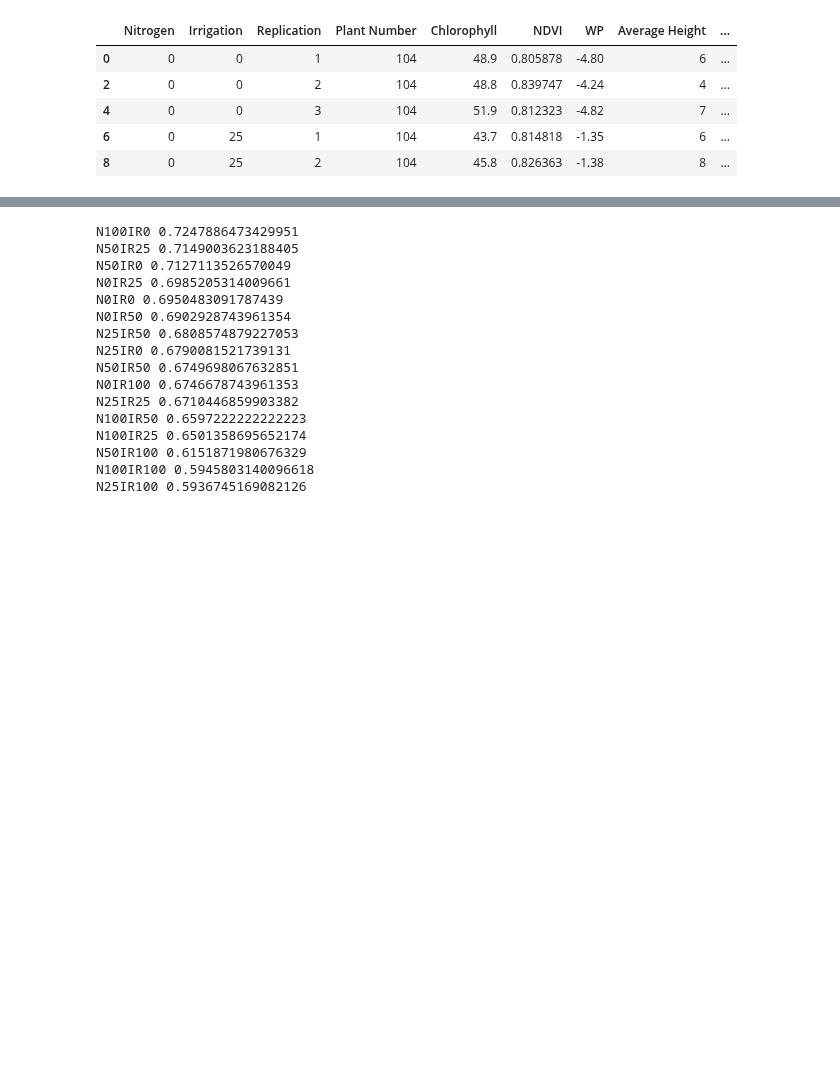
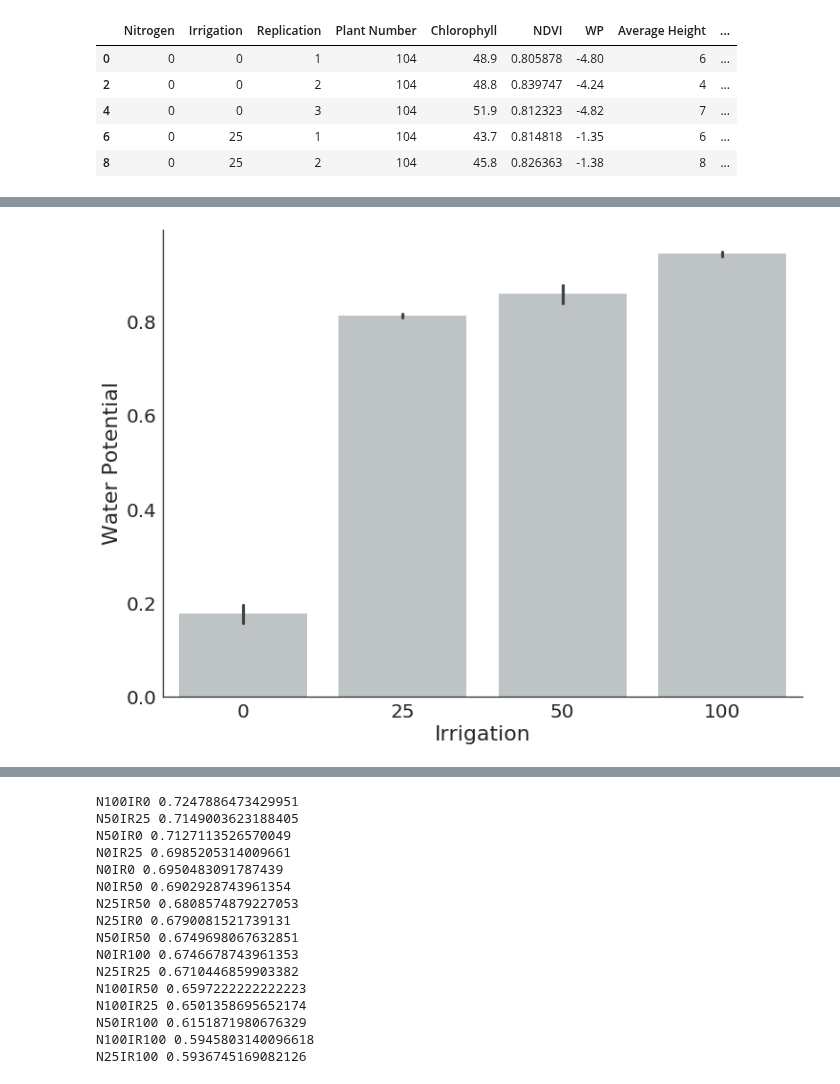
Before and after one commit to cheripai/thesis, a Jupyter notebook: notebooks/Lettuce_Ground_Truth_Analysis.ipynb, the cells around one changed output, grey strips where cells are left out. Saved outputs shown, nothing was run; the diff lists cells and outputs as text; code cells hidden in the pictures; blank space fills up the shorter version.

Commit message:
Use bar plot rather than distribution

```diff
--- a/notebooks/Lettuce_Ground_Truth_Analysis.ipynb
+++ b/notebooks/Lettuce_Ground_Truth_Analysis.ipynb
@@ -81,3 +81,9 @@ Ttest_indResult(statistic=61.87592367065316, pvalue=3.5927819065930137e-124)
+# %%
+g = sns.barplot(x="Irrigation", y="WP", data=df, palette=["#BDC3C7"])
+g.set(ylabel="Water Potential")
+sns.despine()
+# %% [output]
+[figure, added]
 # %%
 df["Average Height"] = normalize(df["Average Height"])
 ir100 = df[df["Irrigation"] == 100]["Average Height"]
```
Also changed, not shown: parts of 13 cells of this notebook.
